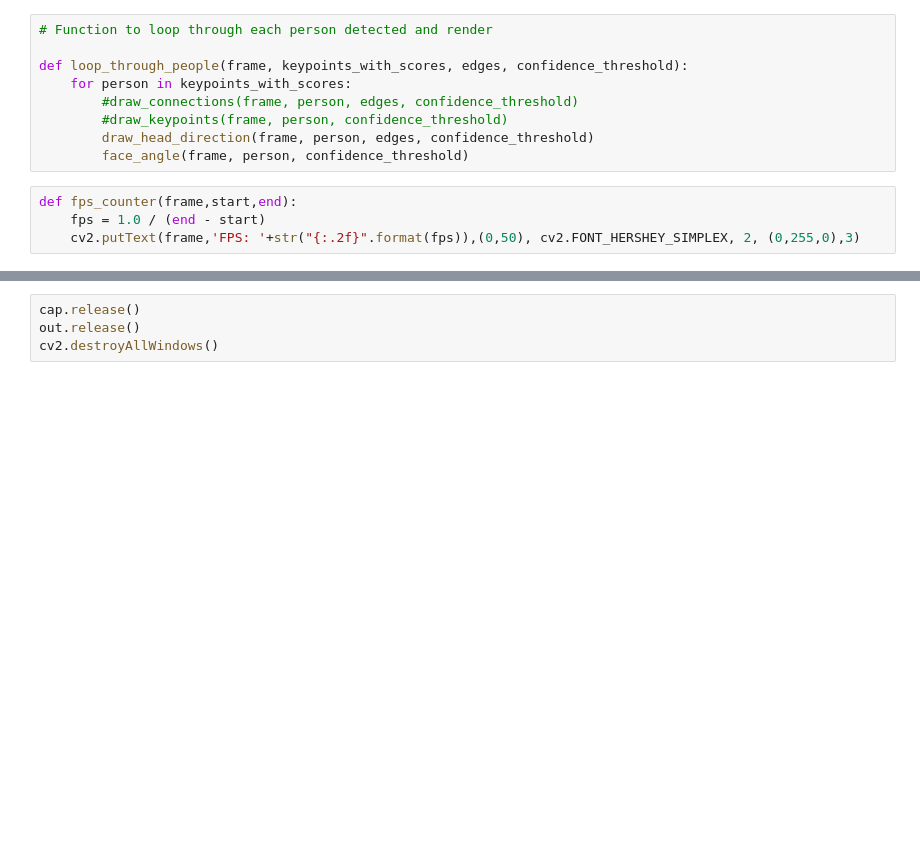
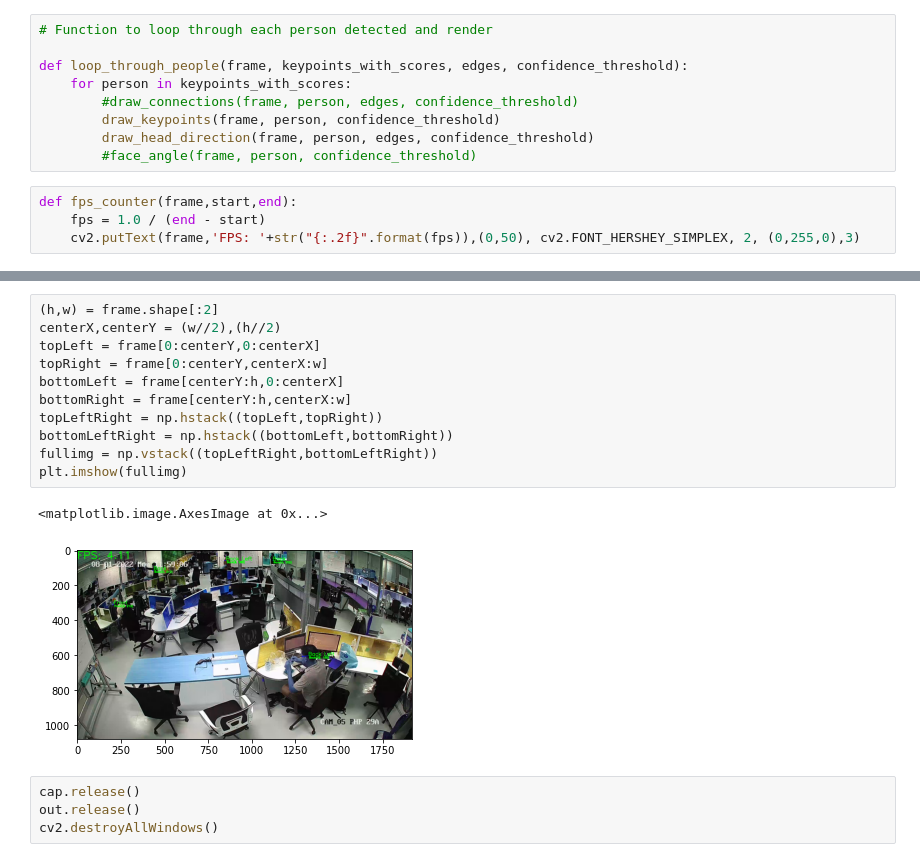
Before and after one commit to KananatSSN/Head-Direction-with-MoveNet, a Jupyter notebook: Multi_movenet.ipynb, the cells around one changed output, grey strips where cells are left out. Cells and saved outputs as stored; diff of their text form; blank space fills up the shorter version.

```diff
--- a/Multi_movenet.ipynb
+++ b/Multi_movenet.ipynb
@@ -114,9 +114,9 @@ def draw_head_direction(frame, keypoints, edges, confidence_threshold):
 def loop_through_people(frame, keypoints_with_scores, edges, confidence_threshold):
     for person in keypoints_with_scores:
         #draw_connections(frame, person, edges, confidence_threshold)
-        #draw_keypoints(frame, person, confidence_threshold)
+        draw_keypoints(frame, person, confidence_threshold)
         draw_head_direction(frame, person, edges, confidence_threshold)
-        face_angle(frame, person, confidence_threshold)
+        #face_angle(frame, person, confidence_threshold)
 # %%
 def fps_counter(frame,start,end):
     fps = 1.0 / (end - start)
@@ -166,3 +181,17 @@ AttributeError: 'NoneType' object has no attribute 'copy'
+# %%
+(h,w) = frame.shape[:2]
+centerX,centerY = (w//2),(h//2)
+topLeft = frame[0:centerY,0:centerX]
+topRight = frame[0:centerY,centerX:w]
+bottomLeft = frame[centerY:h,0:centerX]
+bottomRight = frame[centerY:h,centerX:w]
+topLeftRight = np.hstack((topLeft,topRight))
+bottomLeftRight = np.hstack((bottomLeft,bottomRight))
+fullimg = np.vstack((topLeftRight,bottomLeftRight))
+plt.imshow(fullimg)
+# %% [output]
+<matplotlib.image.AxesImage at 0x...>
+[figure, added]
 # %%
 cap.release()
 out.release()
```
Also changed, not shown: parts of 1 cell of this notebook.
